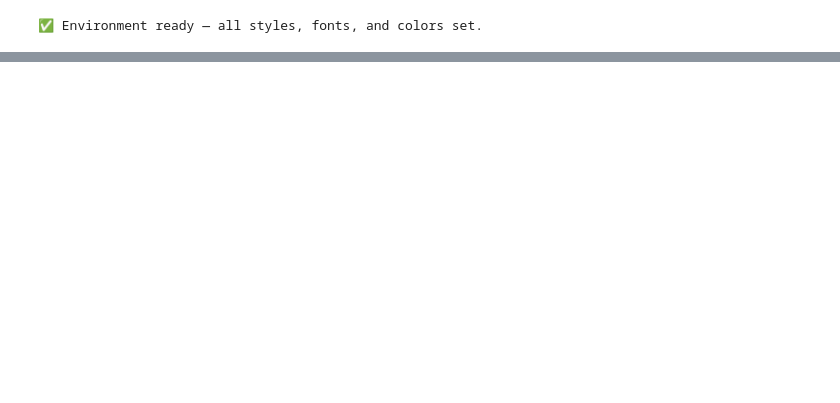
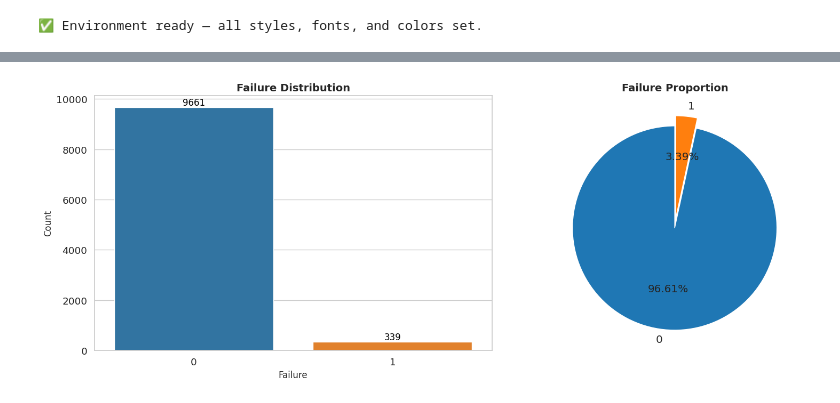
Before and after one commit to GROM1771/DPP-Stackfuel-Data-Analytics, a Jupyter notebook: notebooks/01_exploration.ipynb, the cells around one changed output, grey strips where cells are left out. Saved outputs shown, nothing was run; the diff lists cells and outputs as text; code cells hidden in the pictures; blank space fills up the shorter version.

```diff
--- a/notebooks/01_exploration.ipynb
+++ b/notebooks/01_exploration.ipynb
@@ -529,0 +263,37 @@ The palette list has fewer values (2) than needed (7) and will cycle, which may
+# %%
+# ============================================================
+#  4. Exploratory Data Analysis: Check for Failure Amount
+# ============================================================
+
+colors = ["#1f77b4", "#ff7f0e"]
+sns.set(style="whitegrid", font="DejaVu Sans", font_scale=1.2)
+
+fig, axes = plt.subplots(1, 2, figsize=(16, 6))
+
+ax1 = sns.countplot(x="Target", data=df, palette=colors, ax=axes[0])
+
+for container in ax1.containers:
+    ax1.bar_label(container, fontsize=12, color="black")
+
+ax1.set_title("Failure Distribution", fontsize=14, fontweight="bold")
+ax1.set_xlabel("Failure", fontsize=12)
+ax1.set_ylabel("Count", fontsize=12)
+
+# Pie Chart
+target_counts = df["Target"].value_counts()
+axes[1].pie(
+    target_counts,
+    labels=target_counts.index,
+    autopct="%1.2f%%",
+    startangle=90,
+    colors=colors,
+    explode=[0.05] * len(target_counts),
+    shadow=False,
+    textprops={"fontsize": 12, "font": "DejaVu Sans"},
+)
+axes[1].set_title("Failure Proportion", fontsize=14, fontweight="bold")
+
+plt.tight_layout()
+plt.show()
+# %% [output]
+[figure, added]
```
Also changed, not shown: parts of 31 cells of this notebook, 3 other files.
